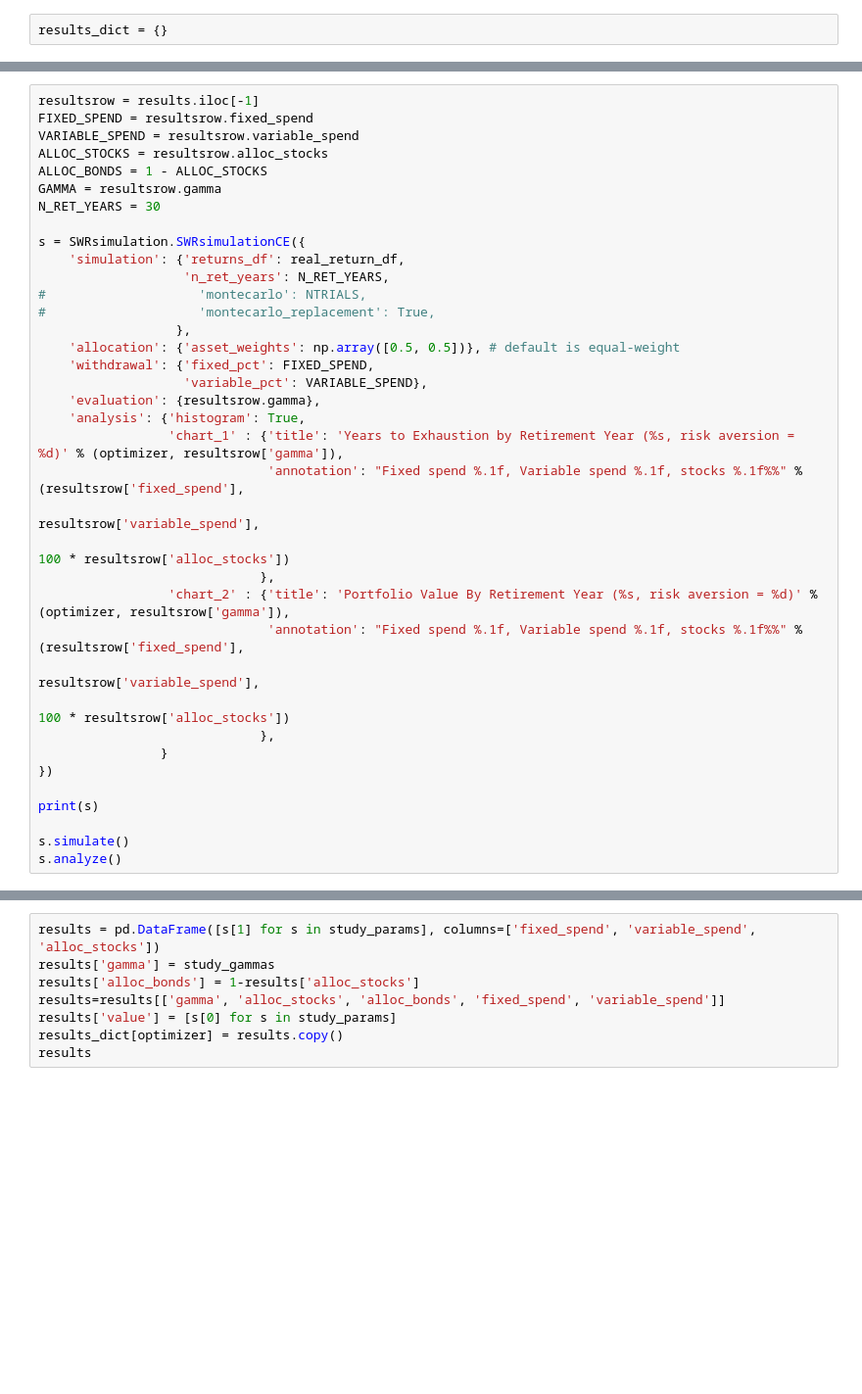
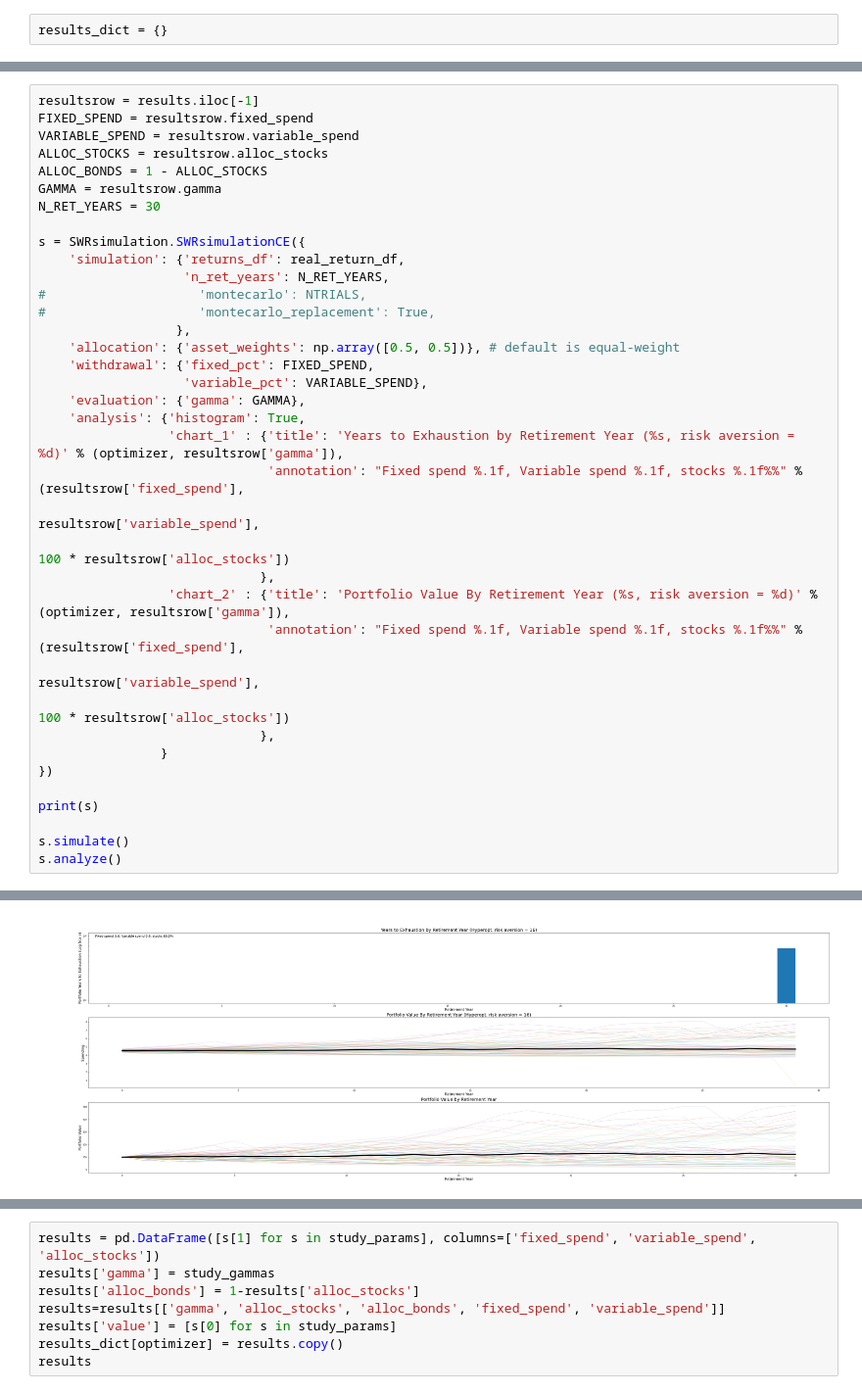
Before and after one commit to druce/swr, a Jupyter notebook: optimize.ipynb, the cells around one changed output, grey strips where cells are left out. Shown at 98% size. Cells and saved outputs as stored; diff of their text form; blank space fills up the shorter version.

```diff
--- a/optimize.ipynb
+++ b/optimize.ipynb
@@ -433,7 +560,7 @@ s = SWRsimulation.SWRsimulationCE({
     'allocation': {'asset_weights': np.array([0.5, 0.5])}, # default is equal-weight
     'withdrawal': {'fixed_pct': FIXED_SPEND,
                    'variable_pct': VARIABLE_SPEND},
-    'evaluation': {resultsrow.gamma},
+    'evaluation': {'gamma': GAMMA},
     'analysis': {'histogram': True,
                  'chart_1' : {'title': 'Years to Exhaustion by Retirement Year (%s, risk aversion = %d)' % (optimizer, resultsrow['gamma']),
                               'annotation': "Fixed spend %.1f, Variable spend %.1f, stocks %.1f%%" % (resultsrow['fixed_spend'],
@@ -452,3 +579,4 @@ print(s)
 
 s.simulate()
 s.analyze()
+# %% [output]
@@ -455,3 +600,4 @@ s.analyze()
+[figure, added]
 # %%
 # https://github.com/Project-Platypus/Platypus
 import platypus
```
Also changed, not shown: parts of 19 cells of this notebook, 1 other file.
